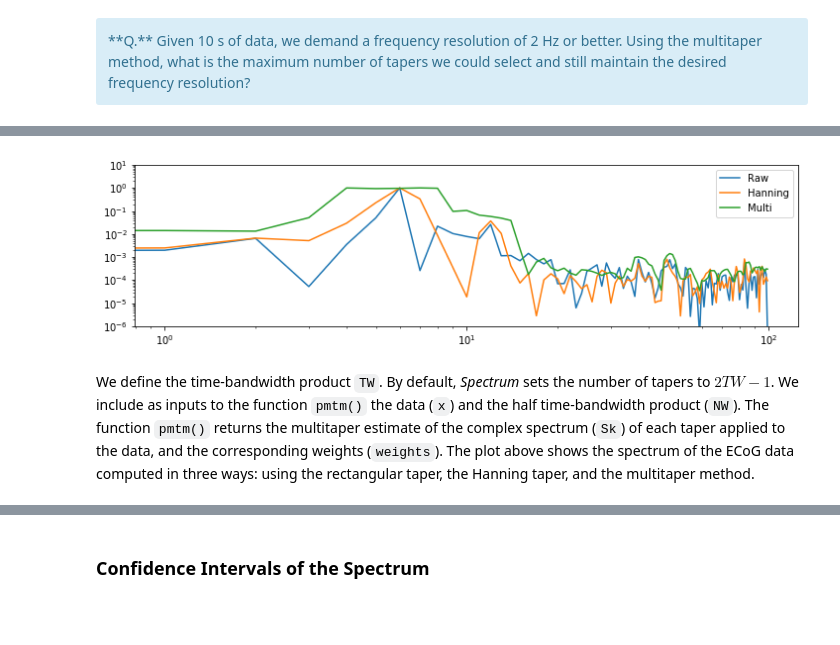
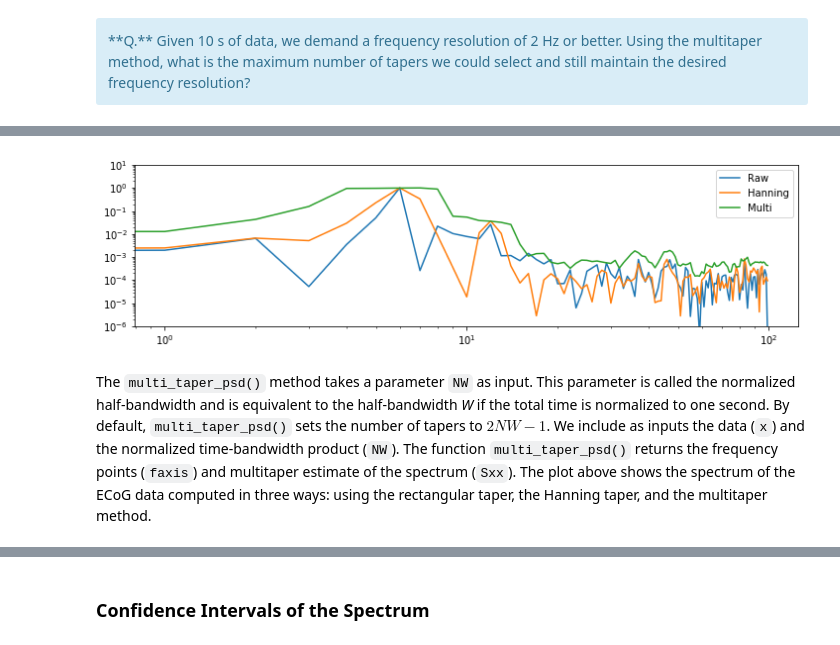
Before and after one commit to Mark-Kramer/Case-Studies-Python, a Jupyter notebook: 6. The Power Spectrum (Part 2)/The Power Spectrum (Part 2).ipynb, the cells around one changed output, grey strips where cells are left out. Cells and saved outputs as stored; diff of their text form; code cells hidden in the pictures; blank space fills up the shorter version.

```diff
--- a/6. The Power Spectrum (Part 2)/The Power Spectrum (Part 2).ipynb
+++ b/6. The Power Spectrum (Part 2)/The Power Spectrum (Part 2).ipynb
@@ -503,14 +496,16 @@ Sk, weights, _ = pmtm(x - x.mean(), NW=2.5)
+# %%
+NW = 3  # Normalized time-bandwidth product
+faxis, Sxx, _ = spectrum.multi_taper_psd(x - x.mean(), Fs=1/dt, NW=NW)
 # %%
 plt.loglog(X[:100], label='Raw')
 plt.loglog(XH[:100], label='Hanning')
-Sxx = np.mean(np.real(Sk * np.conj(Sk)).T * weights, axis=1)
-plt.loglog(Sxx[:100] / Sxx.max(), label='Multi')
+plt.loglog(faxis[:100], Sxx[:100] / Sxx.max(), label='Multi')
 plt.legend()
 plt.ylim([1e-6, 10])
 show()
 # %% [output]
-[figure, old version]
+[figure, new version]
 # %% [markdown]
-We define the time-bandwidth product `TW`. By default, *Spectrum* sets the number of tapers to $2 T W - 1$. We include as inputs to the function `pmtm()` the data (`x`) and the half time-bandwidth product (`NW`). The function `pmtm()` returns the multitaper estimate of the complex spectrum (`Sk`) of each taper applied to the data, and the corresponding weights (`weights`). The plot above shows the spectrum of the ECoG data computed in three ways: using the rectangular taper, the Hanning taper, and the multitaper method.
+The `multi_taper_psd()` method takes a parameter `NW` as input. This parameter is called the normalized half-bandwidth and is equivalent to the half-bandwidth *W* if the total time is normalized to one second. By default, `multi_taper_psd()` sets the number of tapers to $2 N W - 1$. We include as inputs the data (`x`) and the normalized time-bandwidth product (`NW`). The function `multi_taper_psd()` returns the frequency points (`faxis`) and multitaper estimate of the spectrum (`Sxx`). The plot above shows the spectrum of the ECoG data computed in three ways: using the rectangular taper, the Hanning taper, and the multitaper method.
 # %% [markdown]
 <div class="alert alert-block alert-info">
```
Also changed, not shown: parts of 10 cells of this notebook.
